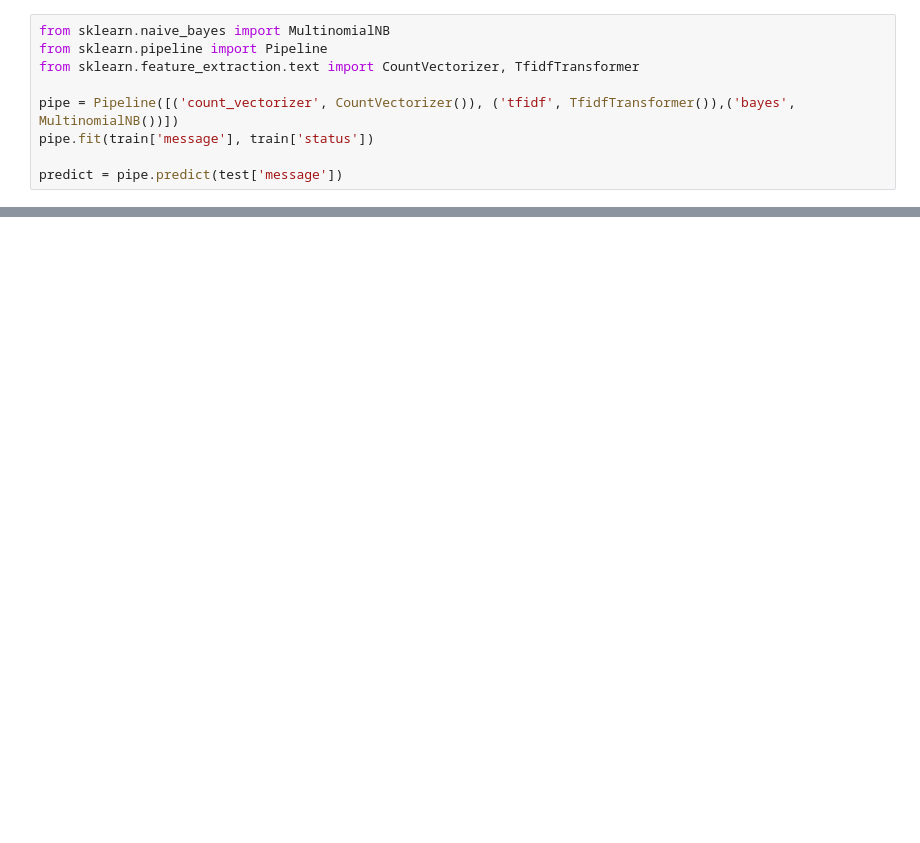
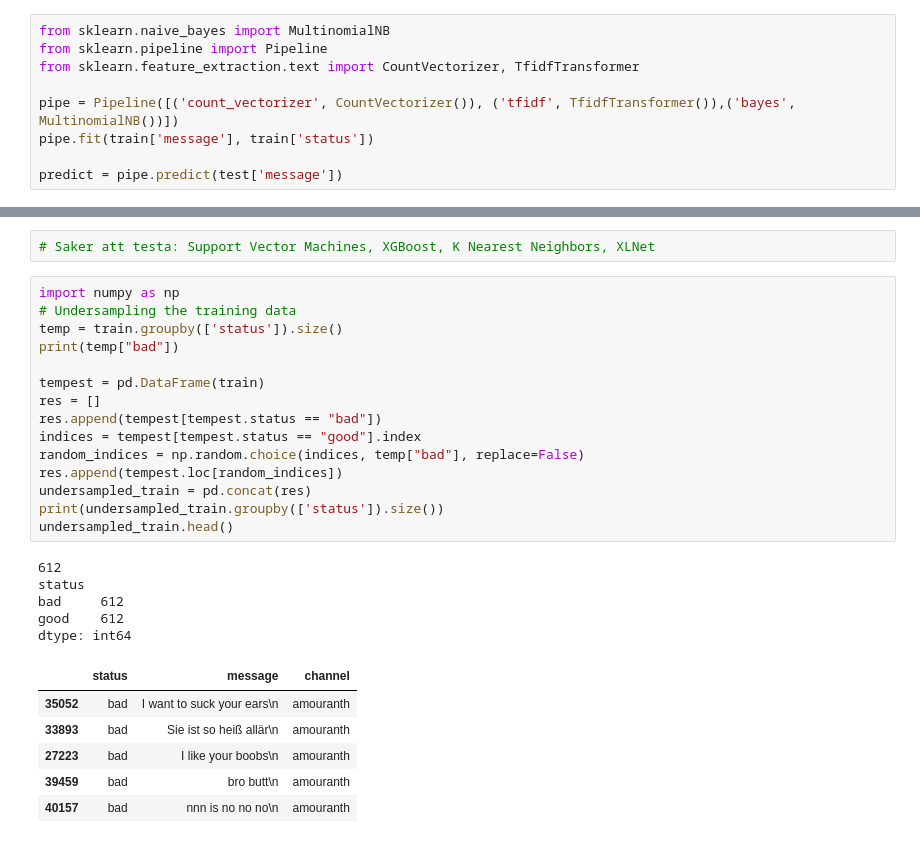
Before and after one commit to DanielNorstrom/TwitchChatModerationHelper, a Jupyter notebook: Main.ipynb, the cells around one changed output, grey strips where cells are left out. Cells and saved outputs as stored; diff of their text form; blank space fills up the shorter version.

Commit message:
Implements undersampling and fixes some prior errors. Also lays groundwork for grid search.

```diff
--- a/Main.ipynb
+++ b/Main.ipynb
@@ -139,0 +165,29 @@ weighted avg       1.00      1.00      1.00     10289
+# %%
+# Saker att testa: Support Vector Machines, XGBoost, K Nearest Neighbors, XLNet
+# %%
+import numpy as np
+# Undersampling the training data
+temp = train.groupby(['status']).size()
+print(temp["bad"])
+
+tempest = pd.DataFrame(train)
+res = []
+res.append(tempest[tempest.status == "bad"])
+indices = tempest[tempest.status == "good"].index
+random_indices = np.random.choice(indices, temp["bad"], replace=False)
+res.append(tempest.loc[random_indices])
+undersampled_train = pd.concat(res)
+print(undersampled_train.groupby(['status']).size())
+undersampled_train.head()
+# %% [output]
+612
+status
+bad     612
+good    612
+dtype: int64
+|  | status | message | channel |
+| 35052 | bad | I want to suck your ears\n | amouranth |
+| 33893 | bad | Sie ist so heiß allär\n | amouranth |
+| 27223 | bad | I like your boobs\n | amouranth |
+| 39459 | bad | bro butt\n | amouranth |
+| 40157 | bad | nnn is no no no\n | amouranth |
```
Also changed, not shown: parts of 7 cells of this notebook.
